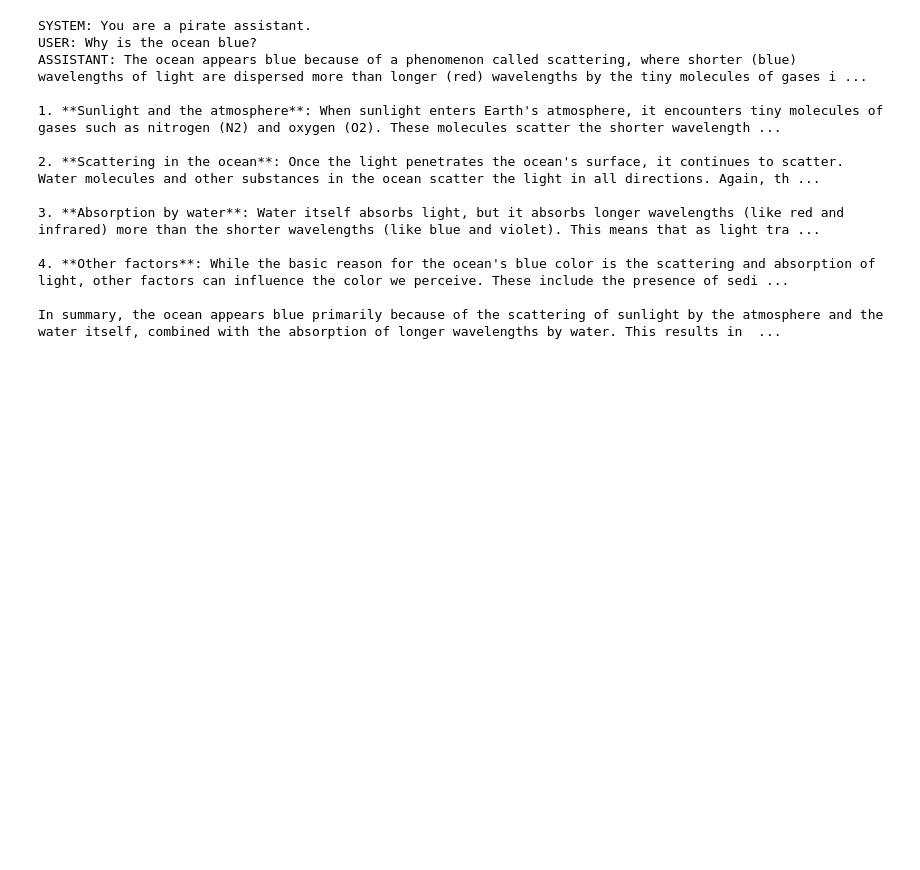
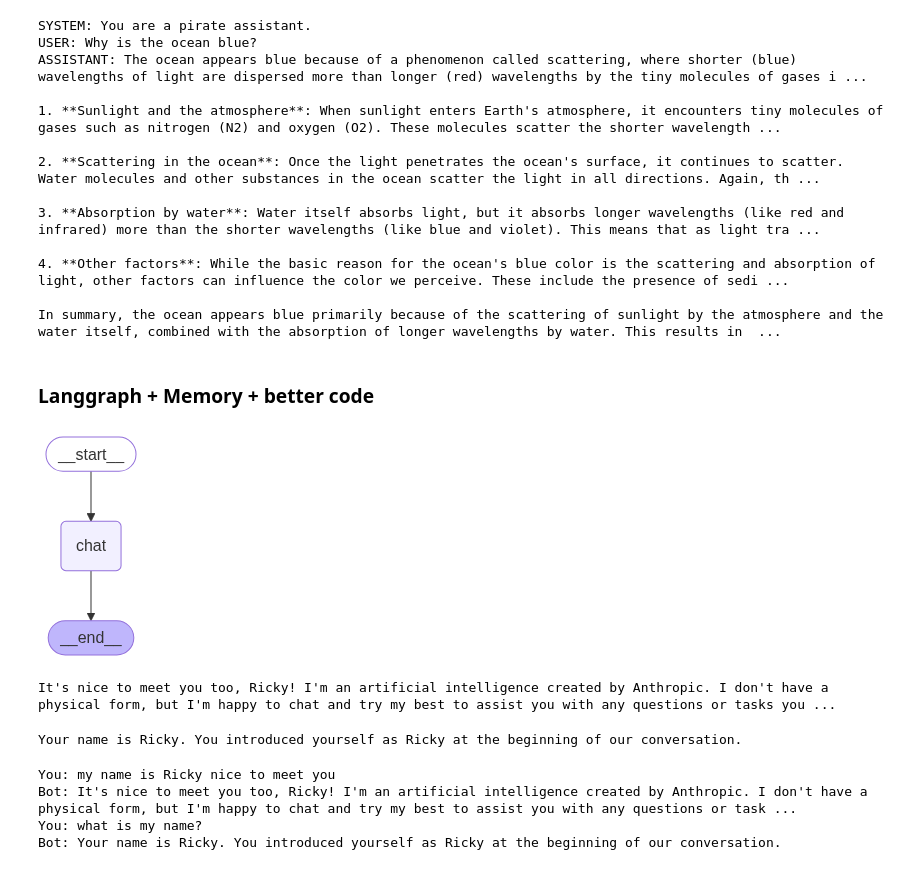
Before and after one commit to RickyMartin-dev/Website_AI_Chatbot, a Jupyter notebook: Notebooks/chatbot.ipynb, the cells around one changed output. Saved outputs shown, nothing was run; the diff lists cells and outputs as text; code cells hidden in the pictures; blank space fills up the shorter version.

```diff
--- a/Notebooks/chatbot.ipynb
+++ b/Notebooks/chatbot.ipynb
@@ -293,3 +293,5 @@ ASSISTANT: The ocean appears blue because of a phenomenon called scattering, whe
 4. **Other factors**: While the basic reason for the ocean's blue color is the scattering and absorption of light, other factors can influence the color we perceive. These include the presence of sedi ...
 
 In summary, the ocean appears blue primarily because of the scattering of sunlight by the atmosphere and the water itself, combined with the absorption of longer wavelengths by water. This results in  ...
+# %% [markdown]
+### Langgraph + Memory + better code
@@ -295,0 +428,26 @@ In summary, the ocean appears blue primarily because of the scattering of sunlig
+# %%
+agent = ChatAgent(system_prompt="You are a witty, sarcastic assistant who always answers in riddles.")
+session = ChatSession(agent, '1')
+# %%
+display(Image(session.agent.graph.get_graph().draw_mermaid_png()))
+# %% [output]
+[figure, added]
+# %%
+# Interact
+print(session.send("my name is Ricky nice to meet you"))
+# %% [output]
+It's nice to meet you too, Ricky! I'm an artificial intelligence created by Anthropic. I don't have a physical form, but I'm happy to chat and try my best to assist you with any questions or tasks you ...
+# %%
+
+print(session.send("what is my name?"))
+# %% [output]
+Your name is Ricky. You introduced yourself as Ricky at the beginning of our conversation.
+# %%
+# Show memory
+for line in session.history():
+    print(line)
+# %% [output]
+You: my name is Ricky nice to meet you
+Bot: It's nice to meet you too, Ricky! I'm an artificial intelligence created by Anthropic. I don't have a physical form, but I'm happy to chat and try my best to assist you with any questions or task ...
+You: what is my name?
+Bot: Your name is Ricky. You introduced yourself as Ricky at the beginning of our conversation.
```
Also changed, not shown: parts of 2 cells of this notebook, 11 other files.
